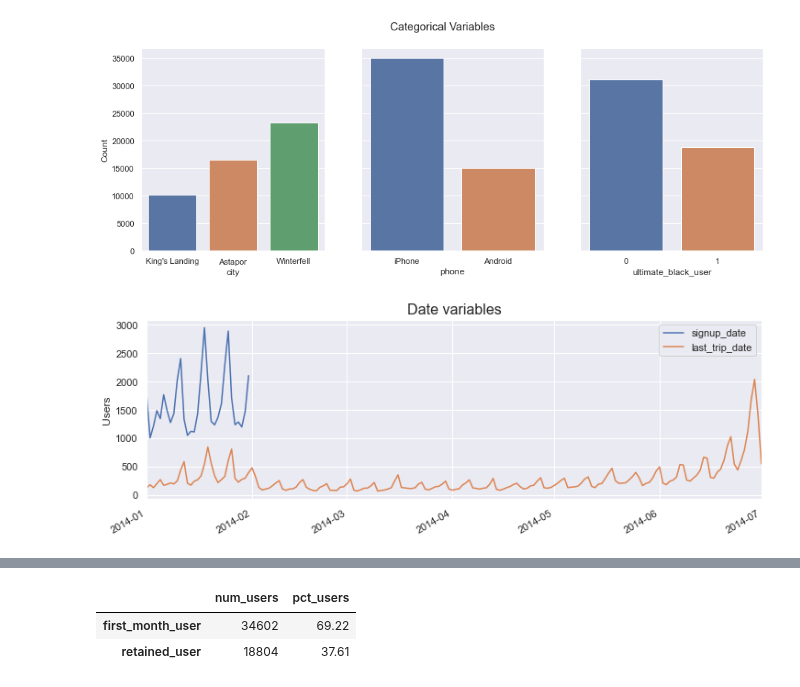
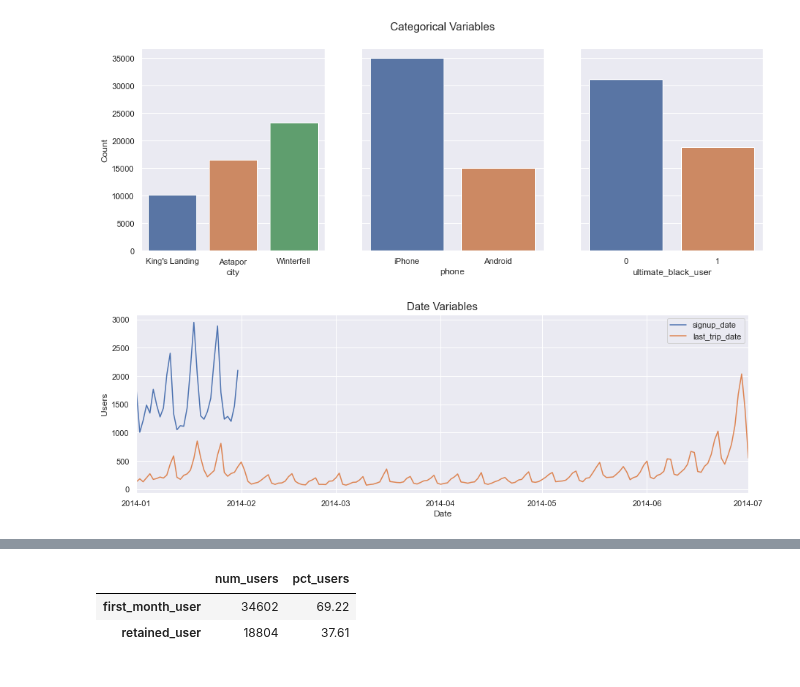
Before and after one commit to tri-bui/ultimate-challenge, a Jupyter notebook: 3-retention_modeling.ipynb, the cells around one changed output, grey strips where cells are left out. Cells and saved outputs as stored; diff of their text form; code cells hidden in the pictures.

Commit message:
Reformat nb3 plot 5

```diff
--- a/3-retention_modeling.ipynb
+++ b/3-retention_modeling.ipynb
@@ -214,12 +214,17 @@ ax1[2].set_ylabel(None);
 # %% [output]
 [figure]
 # %%
-user_df['signup_date'].value_counts().plot(figsize=(12, 4), xlim=(user_df['signup_date'].min(), user_df['last_trip_date'].max()), legend=True)
+# Date variables
+user_df['signup_date'].value_counts().plot(figsize=(15, 5),
+                                           xlim=(user_df['signup_date'].min(), user_df['last_trip_date'].max()),
+                                           legend=True)
 user_df['last_trip_date'].value_counts().plot(legend=True)
-plt.title('Date variables', fontsize=16)
+plt.title('Date Variables', fontsize=15)
+plt.xticks(rotation=0, ha='center')
+plt.xlabel('Date')
 plt.ylabel('Users');
 # %% [output]
-[figure, old version]
+[figure, new version]
 # %%
 # Create boolean indicators for date columns
 user_df['first_month_user'] = np.where(user_df['trips_in_first_30_days'] == 0, 0, 1)
```
